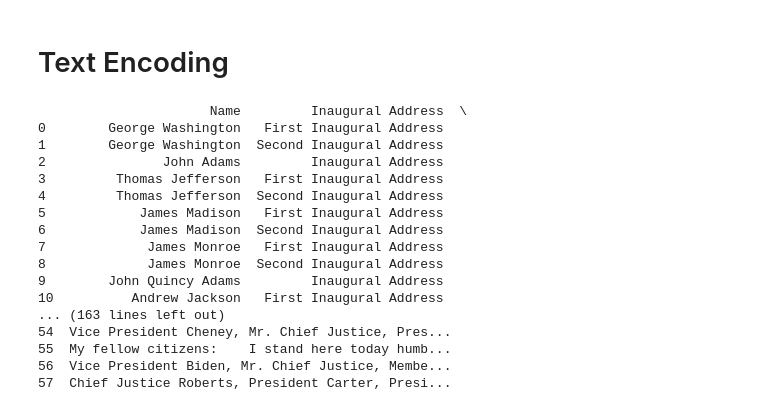
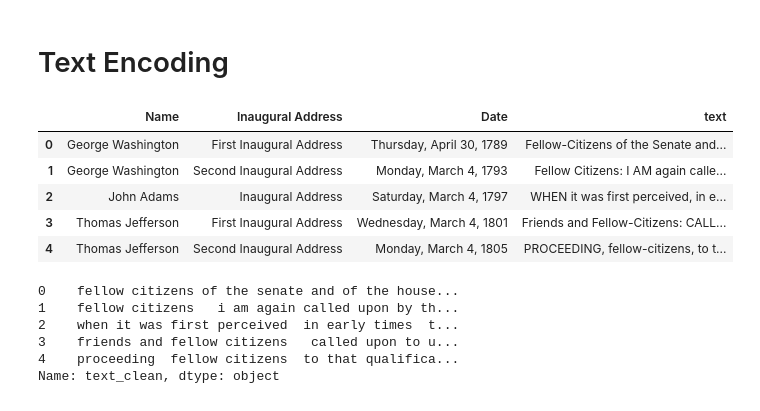
Before and after one commit to martinnss/Micro_Projects, a Jupyter notebook: apuntes datacamp/feature engineering.ipynb, the cells around one changed output. Saved outputs shown, nothing was run; the diff lists cells and outputs as text; code cells hidden in the pictures.

```diff
--- a/apuntes datacamp/feature engineering.ipynb
+++ b/apuntes datacamp/feature engineering.ipynb
@@ -420,22 +423,27 @@ NameError: name 'so_train_numeric' is not defined
 # Text Encoding
 # %%
 speech_df=pd.read_csv(r"G:\Mi unidad\Universidad\Uni\Data science\Heavy Datasets\inaugural_speeches.csv")
-print(speech_df)
+speech_df.head()
 # %% [output]
-                      Name         Inaugural Address  \
-0        George Washington   First Inaugural Address
-1        George Washington  Second Inaugural Address
-2               John Adams         Inaugural Address
-3         Thomas Jefferson   First Inaugural Address
-4         Thomas Jefferson  Second Inaugural Address
-5            James Madison   First Inaugural Address
-6            James Madison  Second Inaugural Address
-7             James Monroe   First Inaugural Address
-8             James Monroe  Second Inaugural Address
-9        John Quincy Adams         Inaugural Address
-10          Andrew Jackson   First Inaugural Address
-... (163 lines left out)
-54  Vice President Cheney, Mr. Chief Justice, Pres...
-55  My fellow citizens:    I stand here today humb...
-56  Vice President Biden, Mr. Chief Justice, Membe...
-57  Chief Justice Roberts, President Carter, Presi...
+|  | Name | Inaugural Address | Date | text |
+| 0 | George Washington | First Inaugural Address | Thursday, April 30, 1789 | Fellow-Citizens of the Senate and... |
+| 1 | George Washington | Second Inaugural Address | Monday, March 4, 1793 | Fellow Citizens: I AM again calle... |
+| 2 | John Adams | Inaugural Address | Saturday, March 4, 1797 | WHEN it was first perceived, in e... |
+| 3 | Thomas Jefferson | First Inaugural Address | Wednesday, March 4, 1801 | Friends and Fellow-Citizens: CALL... |
+| 4 | Thomas Jefferson | Second Inaugural Address | Monday, March 4, 1805 | PROCEEDING, fellow-citizens, to t... |
+# %%
+# Replace all non letter characters with a whitespace
+speech_df['text_clean'] = speech_df['text'].str.replace('[^a-zA-Z]', ' ')
+
+# Change to lower case
+speech_df['text_clean'] = speech_df['text_clean'].str.lower()
+
+# Print the first 5 rows of the text_clean column
+print(speech_df['text_clean'].head())
+# %% [output]
+0    fellow citizens of the senate and of the house...
+1    fellow citizens   i am again called upon by th...
+2    when it was first perceived  in early times  t...
+3    friends and fellow citizens   called upon to u...
+4    proceeding  fellow citizens  to that qualifica...
+Name: text_clean, dtype: object
```
Also changed, not shown: parts of 3 cells of this notebook.
